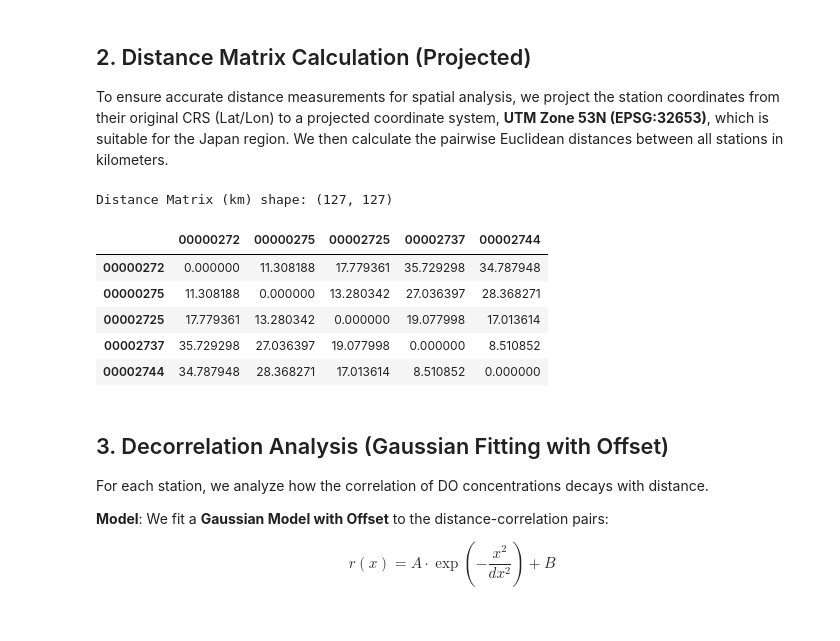
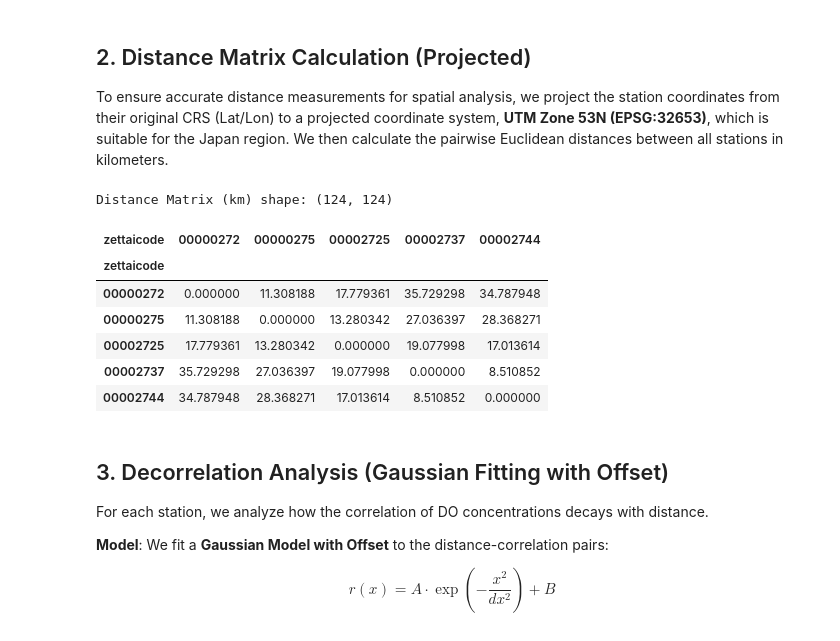
Before and after one commit to reyhanstig/SIS_Analysis_WSL, a Jupyter notebook: notebooks/pipeline/08_Decorrelation_Analysis_v3.ipynb, the cells around one changed output. Saved outputs shown, nothing was run; the diff lists cells and outputs as text; code cells hidden in the pictures.

```diff
--- a/notebooks/pipeline/08_Decorrelation_Analysis_v3.ipynb
+++ b/notebooks/pipeline/08_Decorrelation_Analysis_v3.ipynb
@@ -45,6 +45,7 @@ plt.rcParams['figure.figsize'] = (10, 6)
 # min_periods = 15  # Set in parameters cell
 r_crit_alpha = 0.01
 distance_cutoff_km = 100
+subset_dir = str(ProjectPaths.get_subset_dir('Summer', 'bottom'))  # default subset
 # %% [markdown]
 ## 1. Data Loading and Preparation
 
@@ -104,0 +54,11 @@ yearly_do_df.to_csv(ProjectPaths.PROCESSED_DATA_DIR/'yearly_do_df.csv', index=Tr
+# %%
+# Load yearly DO data from seasonal subset
+# (produced by 02_Create_Seasonal_Datasets.ipynb)
+from pathlib import Path
+subset_path = Path(subset_dir)
+yearly_do_df = pd.read_csv(subset_path / 'yearly_do_df.csv', index_col=0)
+yearly_do_df.index = yearly_do_df.index.astype(str).str.zfill(8)
+
+print(f"Loaded yearly DO from: {subset_path}")
+print(f"Yearly DO DataFrame shape: {yearly_do_df.shape}")
+display(yearly_do_df.head())
@@ -107,31 +154,36 @@ yearly_do_df.to_csv(ProjectPaths.PROCESSED_DATA_DIR/'yearly_do_df.csv', index=Tr
 
 To ensure accurate distance measurements for spatial analysis, we project the station coordinates from their original CRS (Lat/Lon) to a projected coordinate system, **UTM Zone 53N (EPSG:32653)**, which is suitable for the Japan region. We then calculate the pairwise Euclidean distances between all stations in kilometers.
 # %%
-# Extract unique station locations
-station_locs = summer_bottom_df.drop_duplicates('zettaicode').set_index('zettaicode')
+# Load station geometry from merged data (works for any seasonal subset)
+import geopandas as gpd
+merged_gdf = gpd.read_feather(ProjectPaths.MERGED_DATA_FILE)
+
+# Extract unique station locations for stations in the current subset
+station_locs = merged_gdf.drop_duplicates('zettaicode').set_index('zettaicode')
 station_locs = station_locs.loc[yearly_do_df.index]  # Ensure alignment with DO dataframe
 
 # Project to UTM Zone 53N (EPSG:32653)
 station_locs_proj = station_locs.to_crs(epsg=32653)
 
 # Get coordinates tuples
 coords = list(zip(station_locs_proj.geometry.x, station_locs_proj.geometry.y))
 
 # Calculate distance matrix (result in meters)
 dist_matrix_m = cdist(coords, coords, metric='euclidean')
 
 # Convert to kilometers
 dist_matrix_km = pd.DataFrame(
     dist_matrix_m / 1000,
     index=yearly_do_df.index,
     columns=yearly_do_df.index
 )
 
 print("Distance Matrix (km) shape:", dist_matrix_km.shape)
 display(dist_matrix_km.iloc[:5, :5])
 # %% [output]
-Distance Matrix (km) shape: (127, 127)
+Distance Matrix (km) shape: (124, 124)
-|  | 00000272 | 00000275 | 00002725 | 00002737 | 00002744 |
+| zettaicode | 00000272 | 00000275 | 00002725 | 00002737 | 00002744 |
+| zettaicode |  |  |  |  |  |
 | 00000272 | 0.000000 | 11.308188 | 17.779361 | 35.729298 | 34.787948 |
 | 00000275 | 11.308188 | 0.000000 | 13.280342 | 27.036397 | 28.368271 |
 | 00002725 | 17.779361 | 13.280342 | 0.000000 | 19.077998 | 17.013614 |
```
Also changed, not shown: parts of 7 cells of this notebook, 15 other files.
